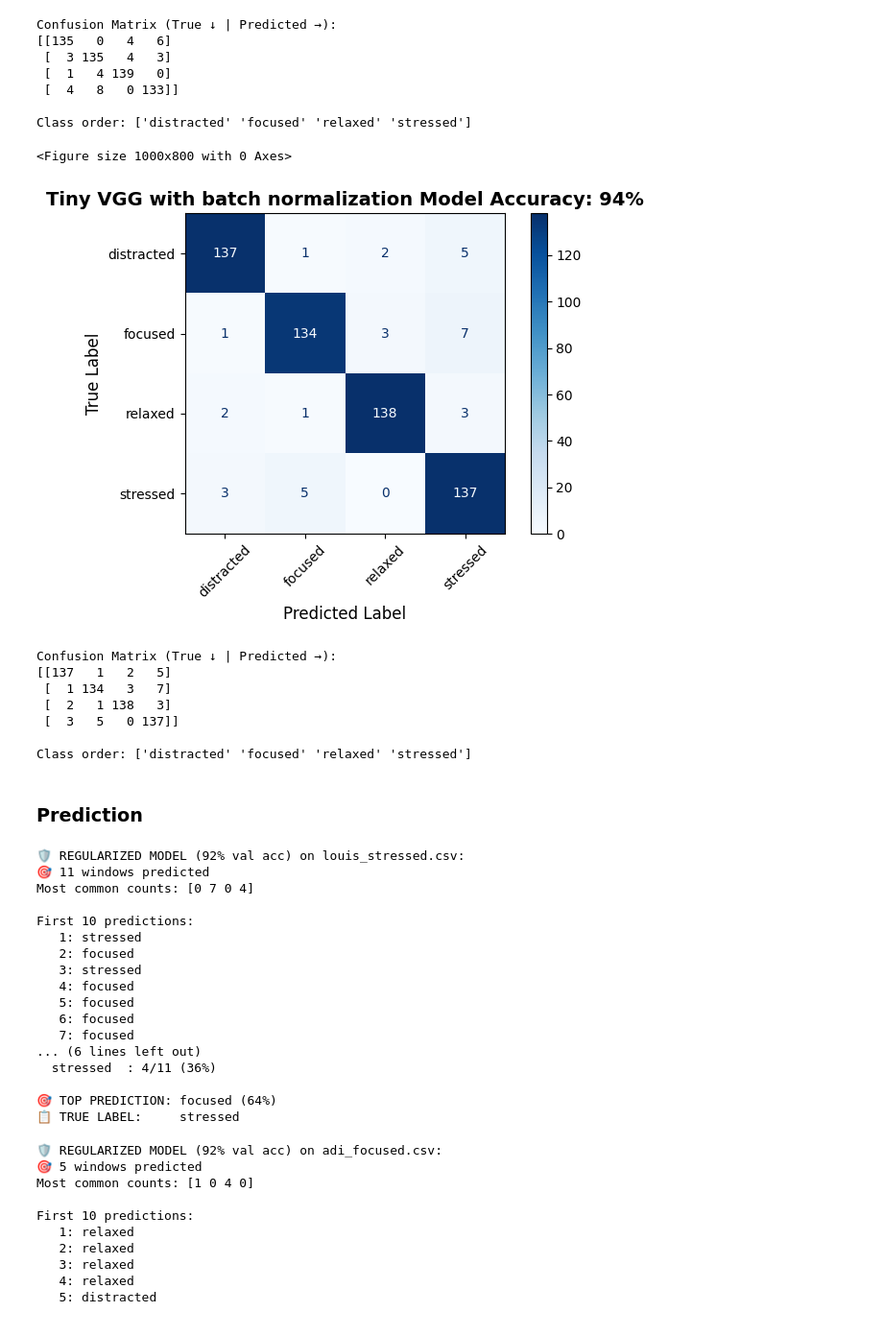
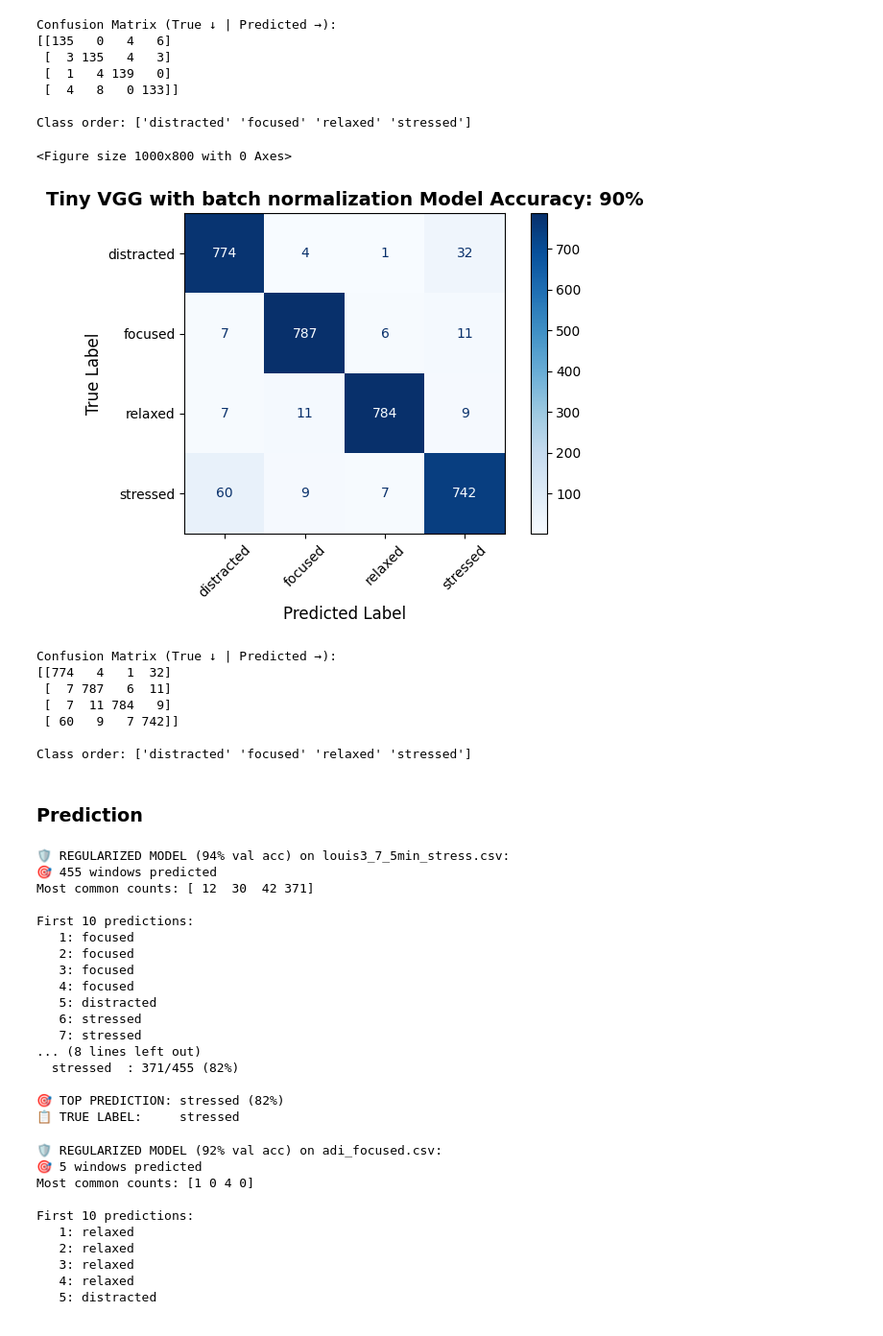
Before and after one commit to AdithyaSuresh17/EmoRec-Karios, a Jupyter notebook: AML_Generalized_from_Drive2.ipynb, the cells around one changed output. Shown at 96% size. Cells and saved outputs as stored; diff of their text form; code cells hidden in the pictures.

Commit message:
added new model  files and changef the model to a vgg

```diff
--- a/AML_Generalized_from_Drive2.ipynb
+++ b/AML_Generalized_from_Drive2.ipynb
@@ -85,7 +86,7 @@ feature_cols = [c for c in all_cols if c not in time_cols]
 
 
 WINDOW_SIZE = 125
-STEP_SIZE = int(WINDOW_SIZE/2)
+STEP_SIZE = int(WINDOW_SIZE/5)
 
 print(f"Features: {len(feature_cols)}")
 print(f"Window size: {WINDOW_SIZE}, Step: {STEP_SIZE}")
@@ -413,11 +421,17 @@ class CostSensitiveLoss(nn.Module):
         return torch.mean(expected_costs)
 # %%
 # Define your Risk Averse penalties
+'''penalty_grid = [
+    [0.0, 1.0, 1.0, 1.5],  # True: Distracted
+    [1.0, 0.0, 1.0, 1.5],  # True: Focused
+    [1.0, 1.0, 0.0, 1.5],  # True: Relaxed
+    [1.0, 1.0, 1.0, 0.0]  # True: Stressed
+]'''
 penalty_grid = [
-    [0.0, 5.0, 5.0, 1.0],  # True: Distracted
-    [5.0, 0.0, 1.0, 5.0],  # True: Focused
-    [5.0, 1.0, 0.0, 5.0],  # True: Relaxed
-    [1.0, 5.0, 5.0, 0.0]  # True: Stressed
+    [0.0, 1.0, 1.0, 1.5],  # True: Distracted
+    [1.0, 0.0, 1.0, 1.5],  # True: Focused
+    [1.0, 1.5, 0.0, 1.8],  # True: Relaxed
+    [1.0, 1.0, 1.0, 0.0]  # True: Stressed
 ]
 # %% [markdown]
 ### Testing first model
@@ -524,14 +538,14 @@ Epoch 100/100: Train: 0.1162 (96.9%) | Val: 0.3623 (91.7%)
 model_reg2 = EmotionCNN_RegV2(input_shape=X_train_torch.shape[1],
                             hidden_units=10,
                             output_shape=4).to(device)
-criterion = nn.CrossEntropyLoss()
-# criterion = CostSensitiveLoss(cost_matrix=penalty_grid)
-# optimizer = optim.Adam(model_reg.parameters(), lr=0.001, weight_decay=1e-3)
-optimizer = optim.SGD(model_reg2.parameters(), lr=0.01, momentum=0.9)
+# criterion = nn.CrossEntropyLoss()
+criterion = CostSensitiveLoss(cost_matrix=penalty_grid)
+optimizer = optim.Adam(model_reg2.parameters(), lr=0.001, weight_decay=1e-3)
+# optimizer = optim.SGD(model_reg2.parameters(), lr=0.01, momentum=0.9)
 
 scheduler = optim.lr_scheduler.ReduceLROnPlateau(optimizer, patience=5, factor=0.5)
 
-EPOCHS = 200
+EPOCHS = 100
 train_losses, val_losses = [], []
 train_accs, val_accs = [], []
 best_val_acc = 0
@@ -591,7 +605,7 @@ for epoch in range(EPOCHS):
 
     if val_acc > best_val_acc:
         best_val_acc = val_acc
-        torch.save(model_reg2.state_dict(), "emotionv2_tiny_vgg.pth")
+        torch.save(model_reg2.state_dict(), "emotionv2_tiny_vgg_updated_windowing.pth")
 
     if epoch % 10 == 0 or epoch == EPOCHS - 1:
         print(
@@ -655,6 +700,6 @@ weighted avg       0.94      0.94      0.94       579
 # %%
 # Load BEST regularized model
-model_reg2.load_state_dict(torch.load('emotionv2_tiny_vgg.pth'))
+model_reg2.load_state_dict(torch.load('emotionv2_tiny_vgg_new_penalty.pth'))
 model_reg2.eval()
 
 # Get predictions
@@ -717,31 +762,31 @@ Class order: ['distracted' 'focused' 'relaxed' 'stressed']
 # %%
 from sklearn.metrics import confusion_matrix, ConfusionMatrixDisplay
 import matplotlib.pyplot as plt
 
 cm = confusion_matrix(all_labels_reg, all_preds_reg)
 
 # Plot confusion matrix
 plt.figure(figsize=(10, 8))
 disp = ConfusionMatrixDisplay(confusion_matrix=cm,
                              display_labels=label_encoder.classes_)
 disp.plot(cmap=plt.cm.Blues, xticks_rotation=45)
-plt.title('Tiny VGG with batch normalization Model Accuracy: 94%', fontsize=14, fontweight='bold')
+plt.title('Tiny VGG with batch normalization Model Accuracy: 90%', fontsize=14, fontweight='bold')
 plt.xlabel('Predicted Label', fontsize=12)
 plt.ylabel('True Label', fontsize=12)
 plt.tight_layout()
 plt.show()
 
 print("Confusion Matrix (True ↓ | Predicted →):")
 print(cm)
 print(f"\nClass order: {label_encoder.classes_}")
 # %% [output]
 <Figure size 1000x800 with 0 Axes>
-[figure, old version]
+[figure, new version]
 Confusion Matrix (True ↓ | Predicted →):
-[[137   1   2   5]
- [  1 134   3   7]
- [  2   1 138   3]
- [  3   5   0 137]]
+[[774   4   1  32]
+ [  7 787   6  11]
+ [  7  11 784   9]
+ [ 60   9   7 742]]
 
 Class order: ['distracted' 'focused' 'relaxed' 'stressed']
 # %% [markdown]
@@ -780,12 +825,12 @@ def predict_file_reg(fpath: str, model_reg, label_encoder):
     labels = label_encoder.inverse_transform(preds)
     return labels, probs
 
-test_file = "EmoRecData/soup_7_5min_baseline.csv"
-labels_reg, probs_reg = predict_file_reg(test_file, model_reg, label_encoder)
+test_file = "EmoRecData/louis3_7_5min_stress.csv"
+labels_reg, probs_reg = predict_file_reg(test_file, model_reg2, label_encoder)
 
 # Fixed output display
 filename = os.path.basename(test_file)
-print(f"🛡️ REGULARIZED MODEL (92% val acc) on {filename}:")
+print(f"🛡️ REGULARIZED MODEL (94% val acc) on {filename}:")
 print(f"🎯 {len(labels_reg)} windows predicted")
 print(f"Most common counts: {np.bincount([label_encoder.transform([l])[0] for l in labels_reg], minlength=4)}")
 
@@ -808,22 +853,22 @@ true_label = infer_label_from_filename(filename)
 print(f"\n🎯 TOP PREDICTION: {top_class} ({top_pct:.0f}%)")
 print(f"📋 TRUE LABEL:     {true_label}")
 # %% [output]
-🛡️ REGULARIZED MODEL (92% val acc) on louis_stressed.csv:
-🎯 11 windows predicted
-Most common counts: [0 7 0 4]
+🛡️ REGULARIZED MODEL (94% val acc) on louis3_7_5min_stress.csv:
+🎯 455 windows predicted
+Most common counts: [ 12  30  42 371]
 
 First 10 predictions:
-   1: stressed
+   1: focused
    2: focused
-   3: stressed
+   3: focused
    4: focused
-   5: focused
-   6: focused
-   7: focused
-... (6 lines left out)
-  stressed  : 4/11 (36%)
+   5: distracted
+   6: stressed
+   7: stressed
+... (8 lines left out)
+  stressed  : 371/455 (82%)
 
-🎯 TOP PREDICTION: focused (64%)
+🎯 TOP PREDICTION: stressed (82%)
 📋 TRUE LABEL:     stressed
 # %%
 def predict_file_reg(fpath: str, model_reg, label_encoder):
```
Also changed, not shown: parts of 9 cells of this notebook, 5 other files.
